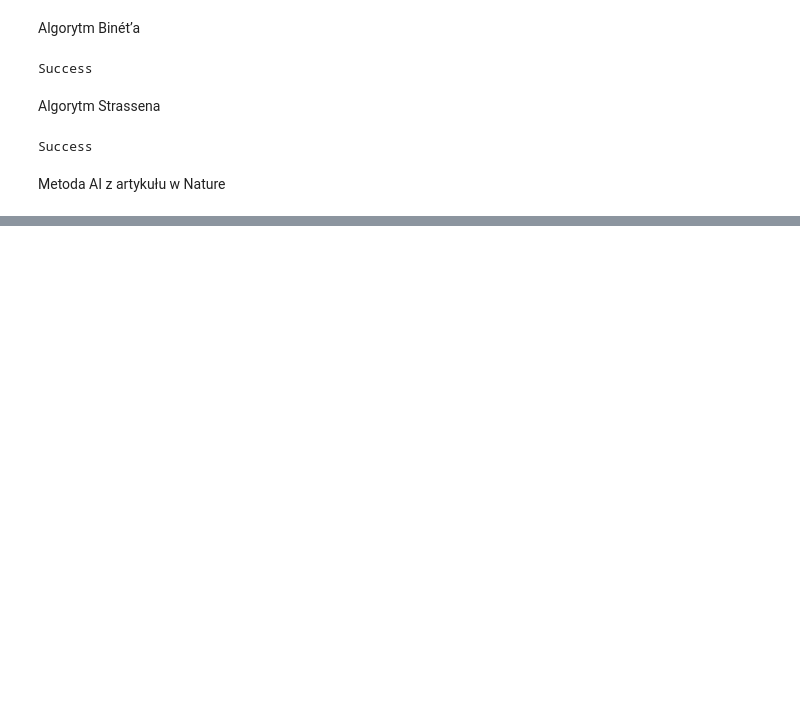
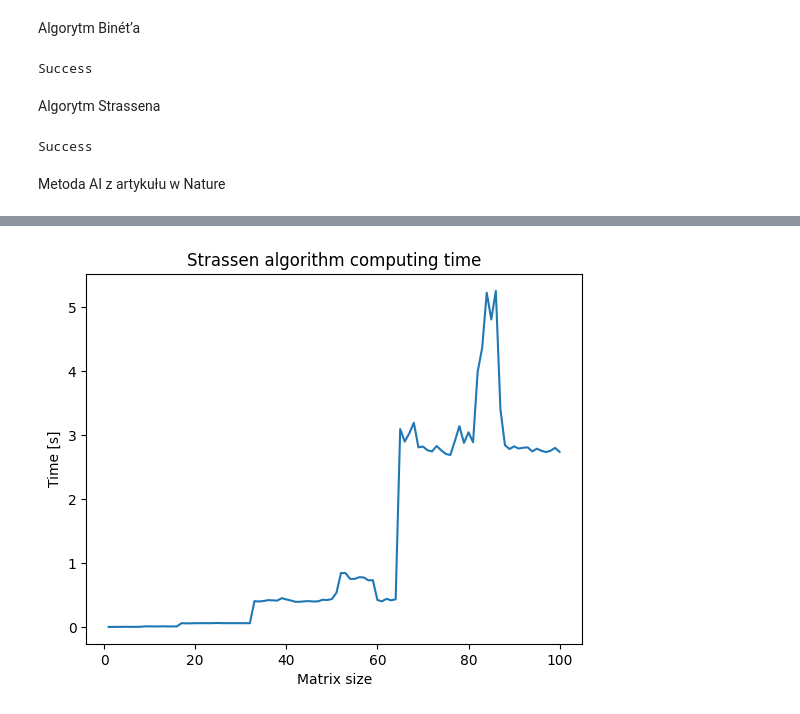
Before and after one commit to mpodmokly/matrix-algorithms, a Jupyter notebook: Zad1/zad1.ipynb, the cells around one changed output, grey strips where cells are left out. Cells and saved outputs as stored; diff of their text form; code cells hidden in the pictures; blank space fills up the shorter version.

Commit message:
strassen time test

```diff
--- a/Zad1/zad1.ipynb
+++ b/Zad1/zad1.ipynb
@@ -317 +314,27 @@ else:
 Success
+# %%
+n = 100
+x = np.linspace(1, n, n, dtype=np.int32)
+y = np.array([])
+
+for i in x:
+    A = generate_random_matrix(i)
+    B = generate_random_matrix(i)
+
+    if not is_the_right_size(A):
+        A = pad_to_power_of_two(A)
+    if not is_the_right_size(B):
+        B = pad_to_power_of_two(B)
+
+    y = np.append(y, time.time())
+    C = strassen_recursive(A, B)
+    y[-1] = time.time() - y[-1]
+
+#print(y)
+plt.plot(x, y)
+plt.title("Strassen algorithm computing time")
+plt.xlabel("Matrix size")
+plt.ylabel("Time [s]")
+plt.show()
+# %% [output]
+[figure, added]
```
Also changed, not shown: parts of 2 cells of this notebook, 4 other files.
